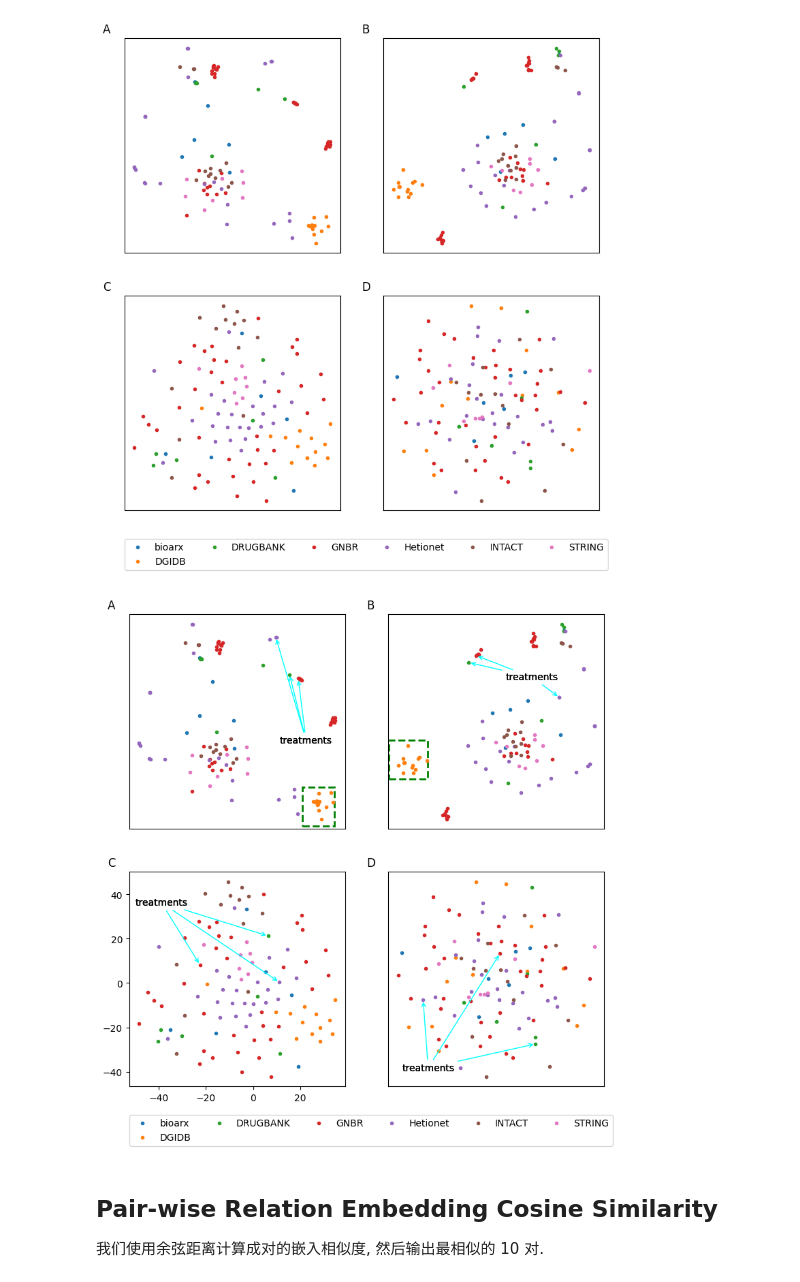
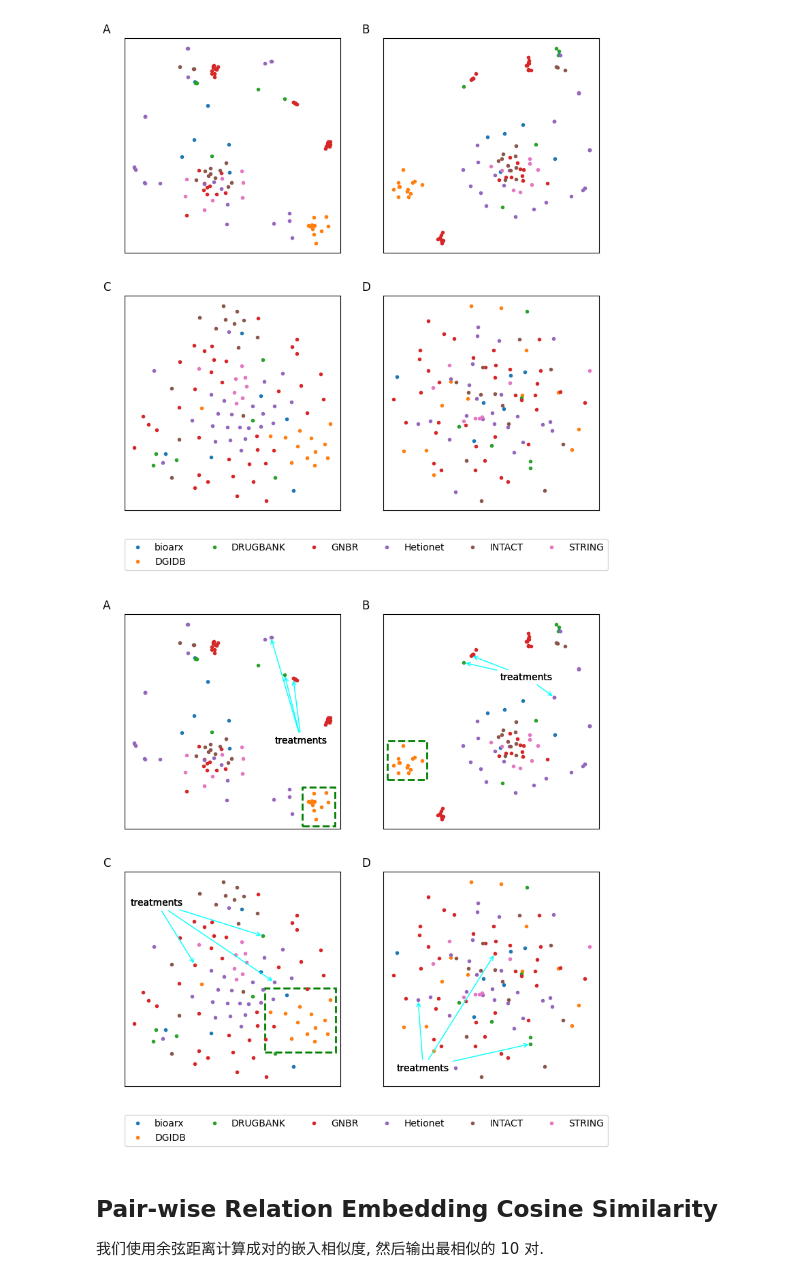
Before and after one commit to LuYF-Lemon-love/AD-KGE, a Jupyter notebook: code/02-analysis/01_relation_similarity_analysis.ipynb, the cells around one changed output. Drawn from its saved outputs; the diff is of its cells as text; code cells hidden in the pictures.

```diff
--- a/code/02-analysis/01_relation_similarity_analysis.ipynb
+++ b/code/02-analysis/01_relation_similarity_analysis.ipynb
@@ -176,7 +178,7 @@ for i in range(len(treatment_list)):
                  arrowprops=dict(arrowstyle = '->', color = 'cyan', linewidth = 1.0),
                 )
 
-ax_a.add_patch(plt.Rectangle((0.6, 0.01), 0.15, 0.18, ls="--", ec="green", fc = "none", linewidth = "2.0", transform=ax.transAxes))
+ax_a.add_patch(plt.Rectangle((0.825, 0.015), 0.15, 0.18, ls="--", ec="green", fc = "none", linewidth = "2.0", transform=ax_a.transAxes))
 
 plt.gca().get_xaxis().set_visible(False)
 plt.gca().get_yaxis().set_visible(False)
@@ -195,7 +197,7 @@ for i in range(len(treatment_list)):
                  arrowprops=dict(arrowstyle = '->', color = 'cyan', linewidth = 1.0),
                 )
 
-ax_b.add_patch(plt.Rectangle((1.0, 0.23), 0.18, 0.18, ls="--", ec="green", fc = "none", linewidth = "2.0", transform=ax.transAxes))
+ax_b.add_patch(plt.Rectangle((0.02, 0.23), 0.18, 0.18, ls="--", ec="green", fc = "none", linewidth = "2.0", transform=ax_b.transAxes))
 
 plt.gca().get_xaxis().set_visible(False)
 plt.gca().get_yaxis().set_visible(False)
@@ -207,37 +209,37 @@ for key, val in dataset_id.items():
     val = np.asarray(val, dtype=int)
     plt.plot(X_ComplEx_embedded[0][val], X_ComplEx_embedded[1][val], '.', label=key)
 
 for i in range(len(treatment_list)):
     plt.annotate('treatments',
                  xy=(X_ComplEx_embedded[0][rel2id[treatment_list[i]]], X_ComplEx_embedded[1][rel2id[treatment_list[i]]]),
                  xytext=(-50.0, 35.0),
                  arrowprops=dict(arrowstyle = '->', color = 'cyan', linewidth = 1.0),
                 )
 
-ax_c.add_patch(plt.Rectangle((-5.0, 35.0), 0.15, 0.5, ls="--", ec="green", fc = "none", linewidth = "2.0", transform=ax.transAxes))
+ax_c.add_patch(plt.Rectangle((0.65, 0.16), 0.33, 0.3, ls="--", ec="green", fc = "none", linewidth = "2.0", transform=ax_c.transAxes))
 
-#plt.gca().get_xaxis().set_visible(False)
-#plt.gca().get_yaxis().set_visible(False)
+plt.gca().get_xaxis().set_visible(False)
+plt.gca().get_yaxis().set_visible(False)
 
 # RotatE
 ax_d = plt.subplot(224)
 plt.title('D', loc = 'left', position = (-0.1, -0.1))
 for key, val in dataset_id.items():
     val = np.asarray(val, dtype=int)
     plt.plot(X_RotatE_embedded[0][val], X_RotatE_embedded[1][val], '.', label=key)
 
 for i in range(len(treatment_list)):
     plt.annotate('treatments',
                  xy=(X_RotatE_embedded[0][rel2id[treatment_list[i]]], X_RotatE_embedded[1][rel2id[treatment_list[i]]]),
                  xytext=(-0.2, -1.5),
                  arrowprops=dict(arrowstyle = '->', color = 'cyan', linewidth = 1.0),
                 )
 plt.gca().get_xaxis().set_visible(False)
 plt.gca().get_yaxis().set_visible(False)
 lgd = plt.legend(loc = 'lower center', ncols = 6, bbox_to_anchor=(-0.08, -0.3))
 plt.savefig('./result/relation/relation.svg', bbox_extra_artists=(lgd,), bbox_inches='tight', format='svg')
 # %% [output]
-[figure, old version]
+[figure, new version]
 # %% [markdown]
 ## Pair-wise Relation Embedding Cosine Similarity
 
```
Also changed, not shown: parts of 5 cells of this notebook, 3 other files.
